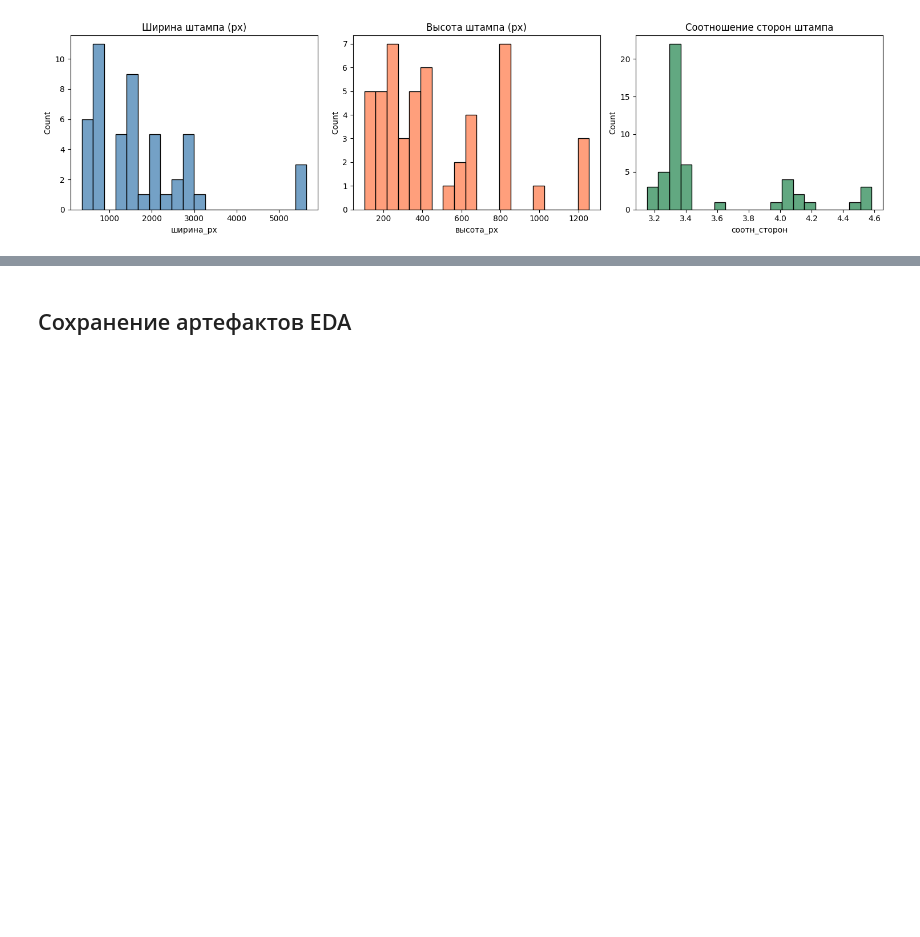
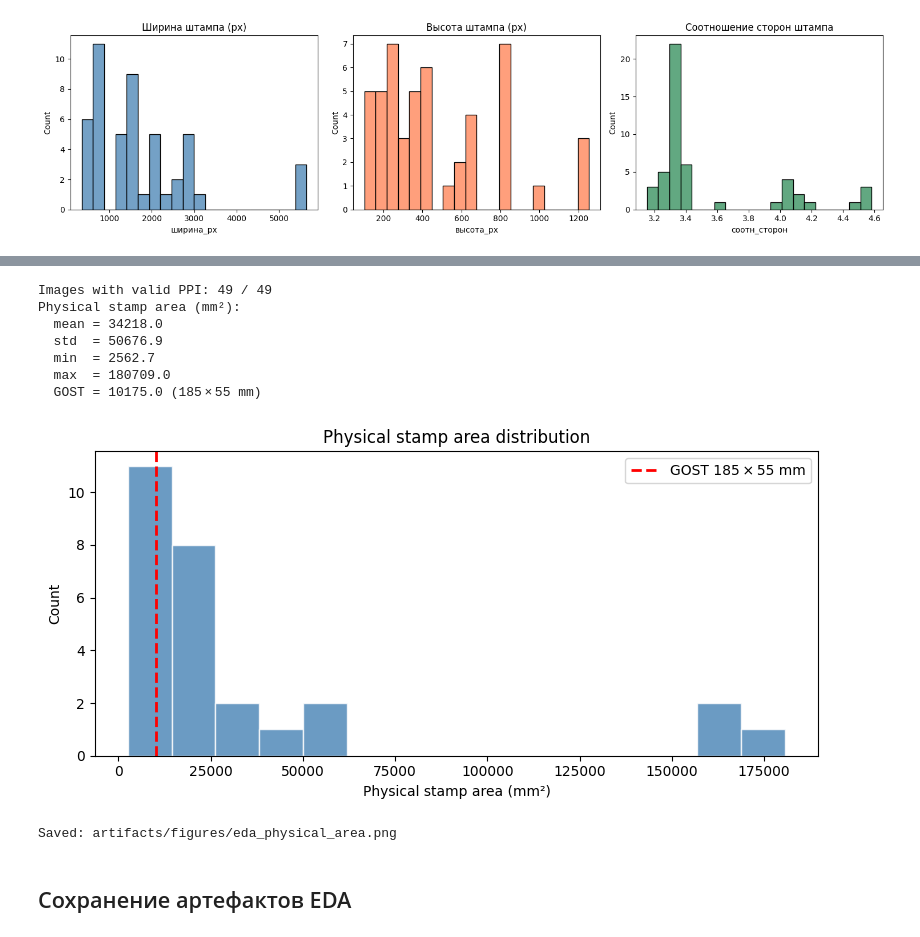
Before and after one commit to Sapar-hub/aie-group-2-sapar, a Jupyter notebook: project/notebooks/exp01_eda_baseline.ipynb, the cells around one changed output, grey strips where cells are left out. Saved outputs shown, nothing was run; the diff lists cells and outputs as text; code cells hidden in the pictures; blank space fills up the shorter version.

```diff
--- a/project/notebooks/exp01_eda_baseline.ipynb
+++ b/project/notebooks/exp01_eda_baseline.ipynb
@@ -159,3 +277,61 @@ max    5651.937436  1254.306971      4.582822
+# %%
+# Physical stamp area distribution
+# GOST stamp: 185 × 55 mm = 10175 mm²
+# area_mm² = (stamp_w_px / ppi * 25.4) * (stamp_h_px / ppi * 25.4)
+
+area_rows = []
+for _, row in df_feat.iterrows():
+    ppi = row['ppi']
+    if ppi is None or ppi <= 0:
+        continue
+    # Re-read image for stamp pixel dimensions
+    img_path = IMAGE_DIR / row['filename']
+    img, labels = load_image_and_labels(img_path, LABEL_DIR)
+    if labels.size == 0:
+        continue
+    h, w = img.shape[:2]
+    _, cx, cy, bw, bh = labels[0]
+    sw_px = bw * w
+    sh_px = bh * h
+    area_mm2 = (sw_px / ppi * 25.4) * (sh_px / ppi * 25.4)
+    area_rows.append({
+        'filename': row['filename'],
+        'ppi': ppi,
+        'stamp_w_px': sw_px,
+        'stamp_h_px': sh_px,
+        'area_mm2': area_mm2,
+    })
+
+df_area = pd.DataFrame(area_rows)
+print(f'Images with valid PPI: {len(df_area)} / {len(image_paths)}')
+print(f'Physical stamp area (mm²):')
+print(f'  mean = {df_area["area_mm2"].mean():.1f}')
+print(f'  std  = {df_area["area_mm2"].std():.1f}')
+print(f'  min  = {df_area["area_mm2"].min():.1f}')
+print(f'  max  = {df_area["area_mm2"].max():.1f}')
+print(f'  GOST = 10175.0 (185 × 55 mm)')
+
+fig, ax = plt.subplots(figsize=(8, 4))
+ax.hist(df_area['area_mm2'], bins=15, color='steelblue', edgecolor='white', alpha=0.8)
+ax.axvline(x=10175, color='red', linestyle='--', linewidth=2, label='GOST 185 × 55 mm')
+ax.set_xlabel('Physical stamp area (mm²)')
+ax.set_ylabel('Count')
+ax.set_title('Physical stamp area distribution')
+ax.legend()
+plt.tight_layout()
+plt.savefig(ARTIFACTS_DIR / 'figures' / 'eda_physical_area.png', dpi=150, bbox_inches='tight')
+plt.show()
+print('Saved: artifacts/figures/eda_physical_area.png')
+# %% [output]
+Images with valid PPI: 49 / 49
+Physical stamp area (mm²):
+  mean = 34218.0
+  std  = 50676.9
+  min  = 2562.7
+  max  = 180709.0
+  GOST = 10175.0 (185 × 55 mm)
+[figure, added]
+Saved: artifacts/figures/eda_physical_area.png
 # %% [markdown]
 ## Сохранение артефактов EDA
 # %%
```
Also changed, not shown: parts of 7 cells of this notebook, 25 other files.
